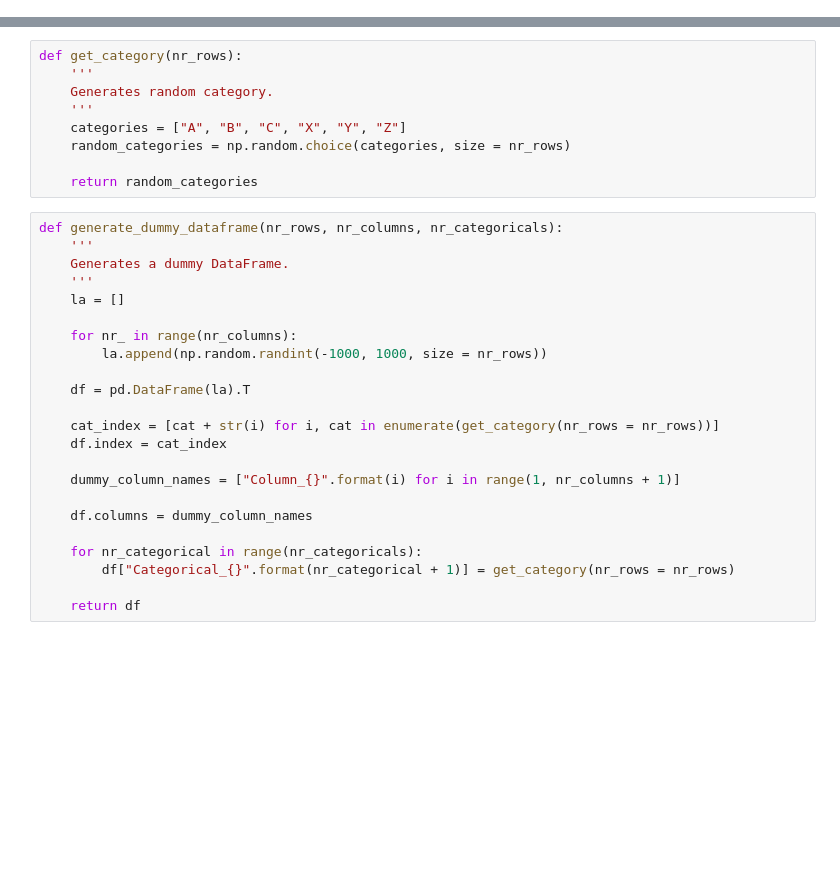
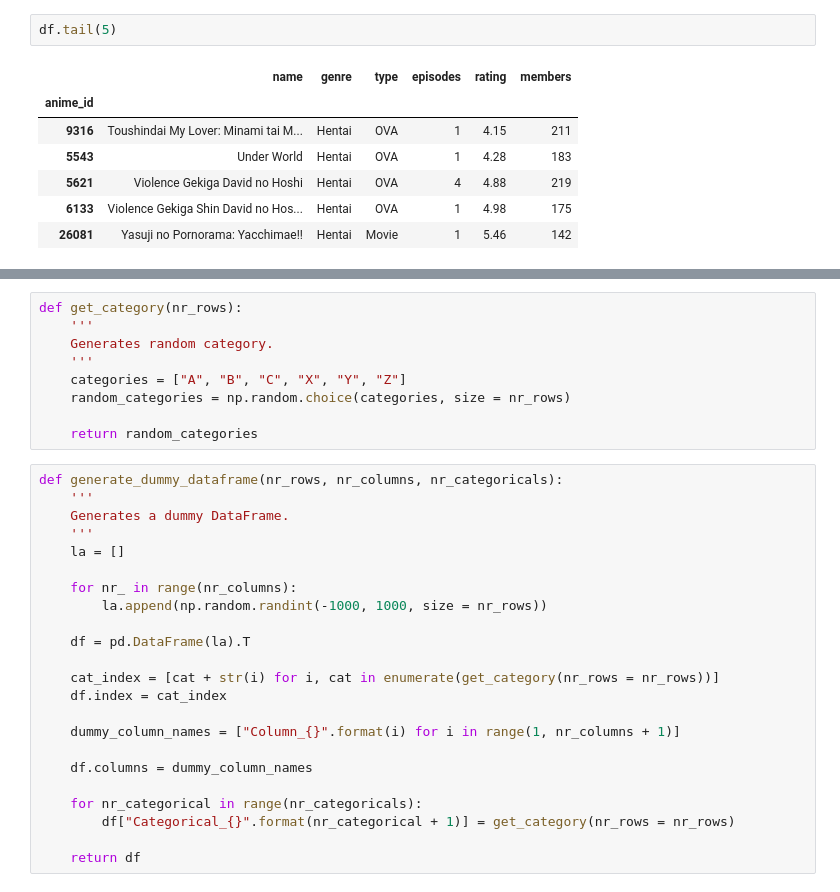
Before and after one commit to DalilaGimenez/nuclio_charlas, a Jupyter notebook: PANDAS.ipynb, the cells around one changed output, grey strips where cells are left out. Saved outputs shown, nothing was run; the diff lists cells and outputs as text; blank space fills up the shorter version.

```diff
--- a/PANDAS.ipynb
+++ b/PANDAS.ipynb
@@ -154,0 +152,10 @@ Para todos los ejercicios de **pandas**, vamos a utilizar un dataset dummy.
+# %%
+df.tail(5)
+# %% [output]
+|  | name | genre | type | episodes | rating | members |
+| anime_id |  |  |  |  |  |  |
+| 9316 | Toushindai My Lover: Minami tai M... | Hentai | OVA | 1 | 4.15 | 211 |
+| 5543 | Under World | Hentai | OVA | 1 | 4.28 | 183 |
+| 5621 | Violence Gekiga David no Hoshi | Hentai | OVA | 4 | 4.88 | 219 |
+| 6133 | Violence Gekiga Shin David no Hos... | Hentai | OVA | 1 | 4.98 | 175 |
+| 26081 | Yasuji no Pornorama: Yacchimae!! | Hentai | Movie | 1 | 5.46 | 142 |
```
Also changed, not shown: parts of 153 cells of this notebook, 5 other files.
